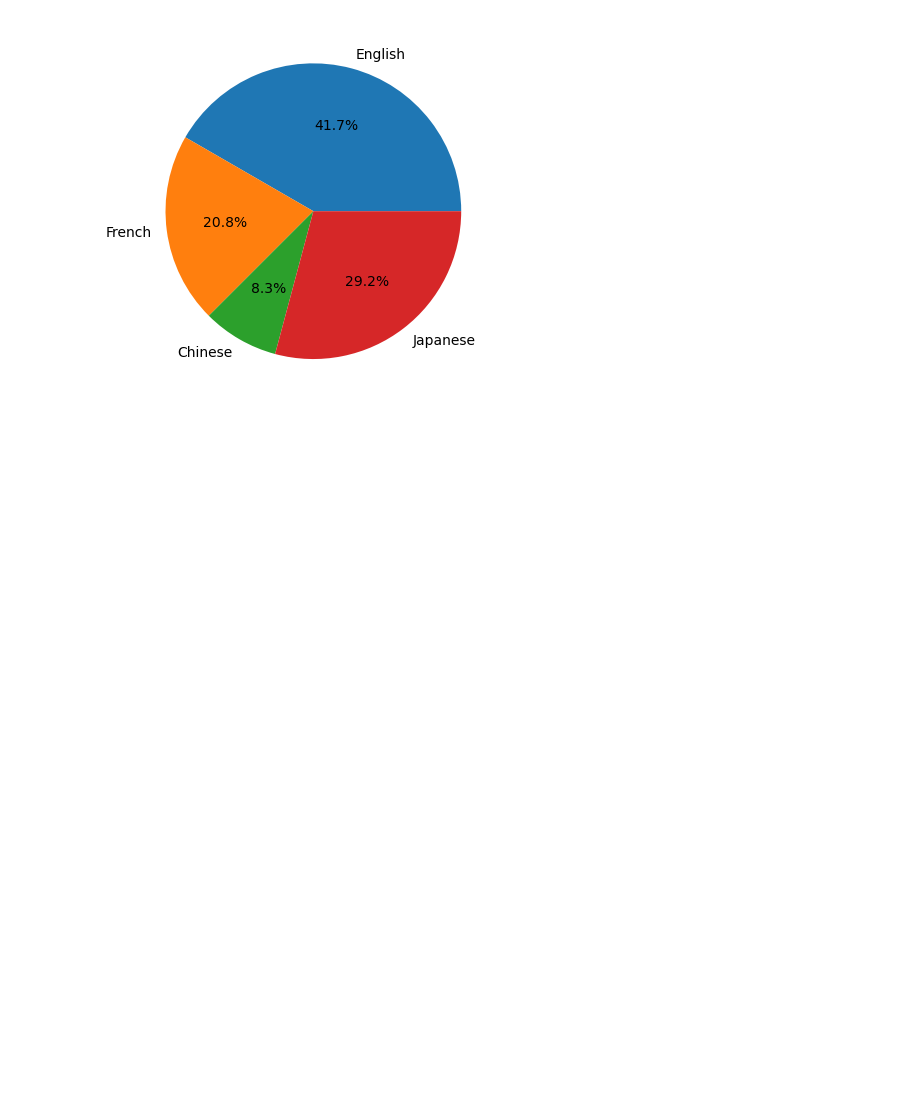
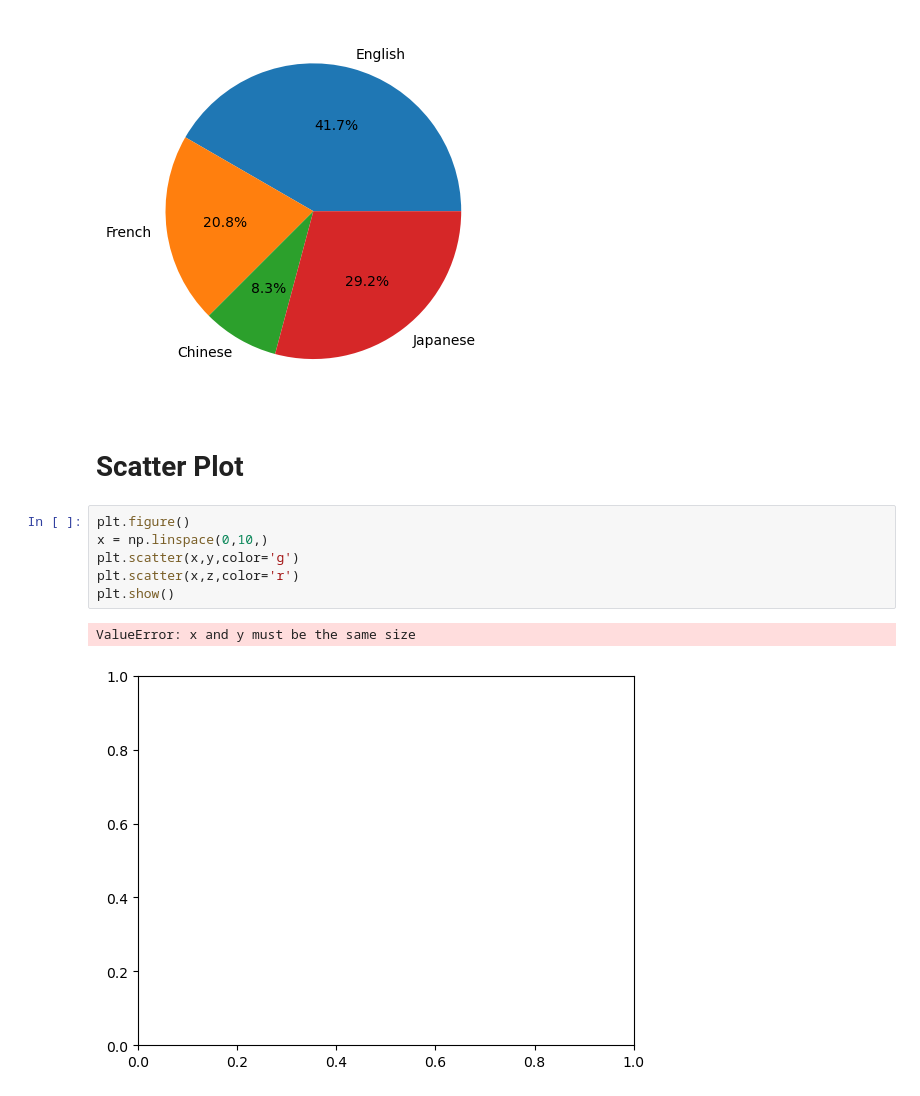
Before and after one commit to AnisurRahman06046/numpy, a Jupyter notebook: Untitled2.ipynb, the cells around one changed output. Cells and saved outputs as stored; diff of their text form; blank space fills up the shorter version.

Commit message:
scatter plot

```diff
--- a/Untitled2.ipynb
+++ b/Untitled2.ipynb
@@ -142,3 +142,14 @@ plt.pie(people,labels=languages,autopct="%1.1f%%")
 plt.show()
 # %% [output]
 [figure]
+# %% [markdown]
+# Scatter Plot
+# %%
+plt.figure()
+x = np.linspace(0,10,)
+plt.scatter(x,y,color='g')
+plt.scatter(x,z,color='r')
+plt.show()
+# %% [output]
+ValueError: x and y must be the same size
+[figure, added]
```
